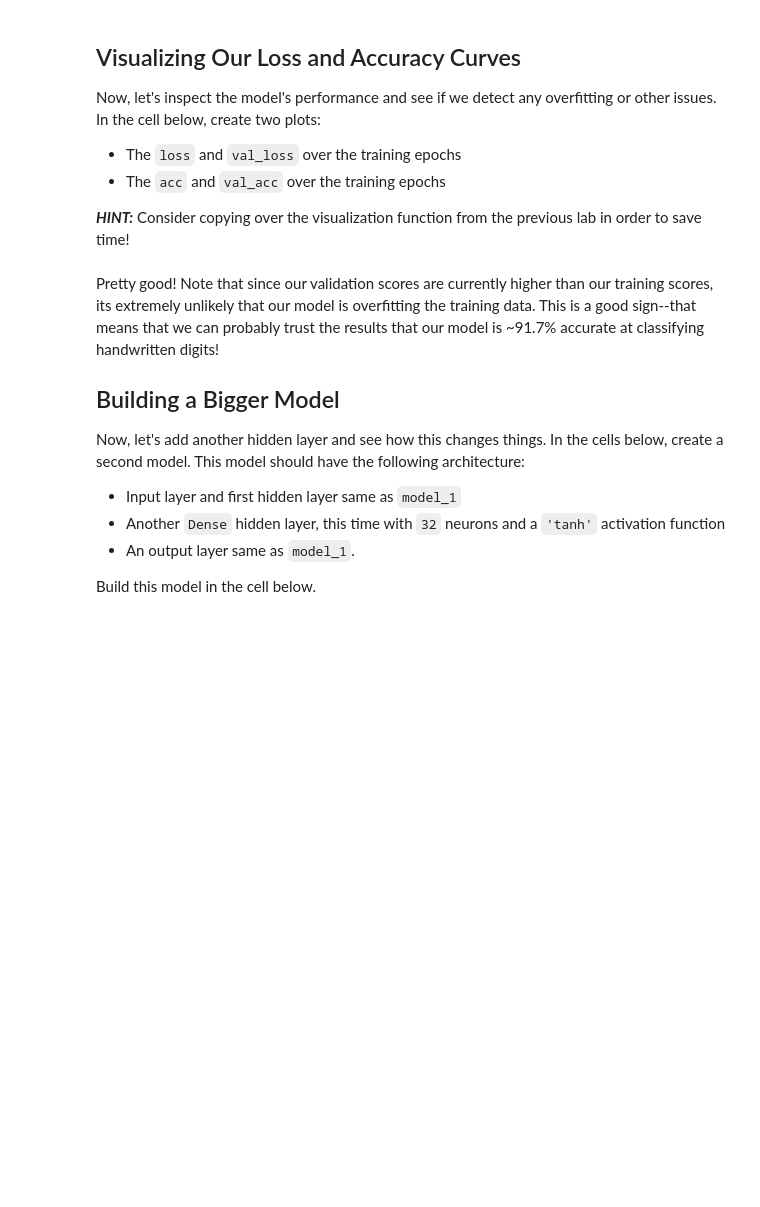
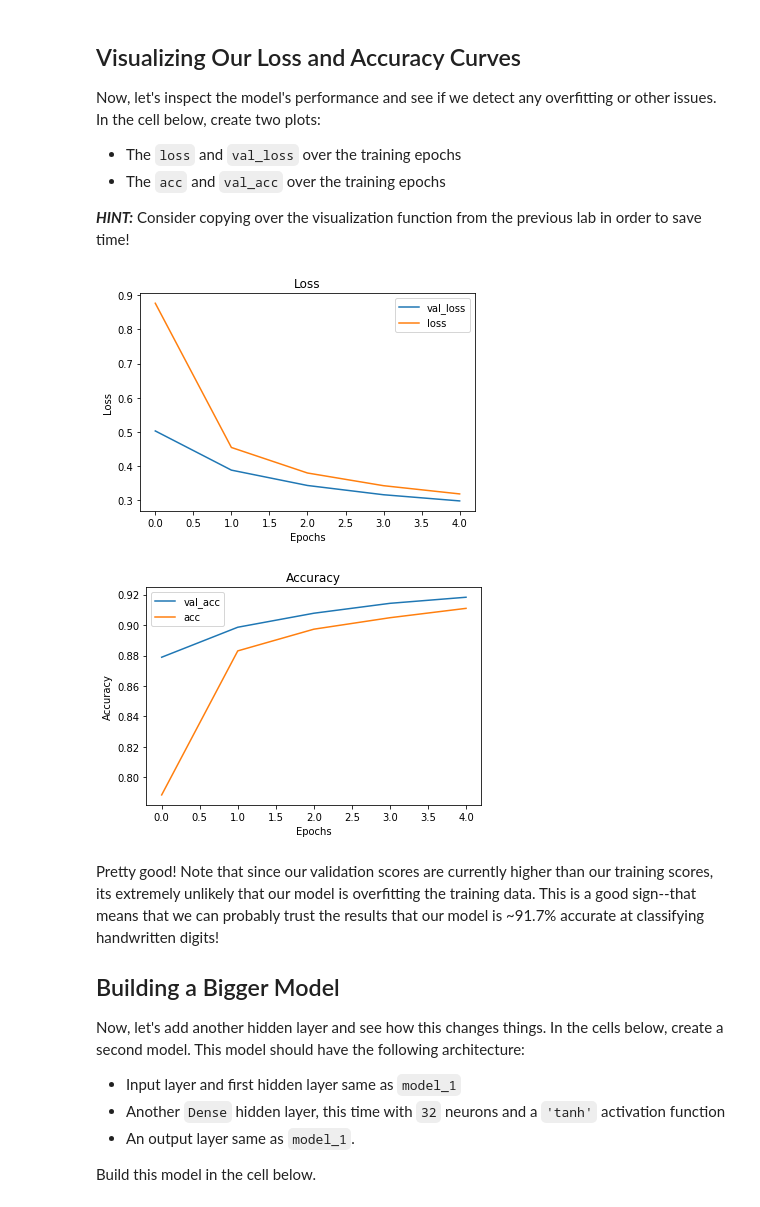
Before and after one commit to magnawhale/dsc-image-classification-with-mlps-lab-online-ds-ft-051319, a Jupyter notebook: index.ipynb, the cells around one changed output. Saved outputs shown, nothing was run; the diff lists cells and outputs as text; code cells hidden in the pictures; blank space fills up the shorter version.

```diff
--- a/index.ipynb
+++ b/index.ipynb
@@ -140,8 +141,14 @@ model_1  = None
+# %%
+model_1 = Sequential()
+model_1.add(Dense(64, activation='tanh', input_shape=(784,)))
+model_1.add(Dense(10, activation='softmax'))
 # %% [markdown]
 Now, compile your model with the following parameters:
 
 * `loss='categorical_crossentropy'`
 * `optimizer='sgd'`
 * `metrics = ['accuracy']`
+# %%
+model_1.compile(optimizer='sgd', loss='categorical_crossentropy', metrics=['accuracy'])
 # %% [markdown]
 Let's quickly inspect the shape of our model before training it and see how many training parameters we have. In the cell below, call the model's `.summary()` method.
@@ -158,0 +178,2 @@ results_1 = None
+# %%
+results_1 = model_1.fit(x=X_train, y=y_train, epochs=5, batch_size=64, validation_data=(X_test,y_test))
@@ -171,3 +201,28 @@ def visualize_training_results(results):
+# %%
+def visualize_training_results(results):
+    history = results.history
+    plt.figure()
+    plt.plot(history['val_loss'])
+    plt.plot(history['loss'])
+    plt.legend(['val_loss', 'loss'])
+    plt.title('Loss')
+    plt.xlabel('Epochs')
+    plt.ylabel('Loss')
+    plt.show();
+
+    plt.figure()
+    plt.plot(history['val_acc'])
+    plt.plot(history['acc'])
+    plt.legend(['val_acc', 'acc'])
+    plt.title('Accuracy')
+    plt.xlabel('Epochs')
+    plt.ylabel('Accuracy')
+    plt.show();
+# %%
+visualize_training_results(results_1)
+# %% [output]
+[figure, added]
+[figure, added]
 # %% [markdown]
 Pretty good! Note that since our validation scores are currently higher than our training scores, its extremely unlikely that our model is overfitting the training data. This is a good sign--that means that we can probably trust the results that our model is ~91.7% accurate at classifying handwritten digits!
 
```
Also changed, not shown: parts of 26 cells of this notebook.
